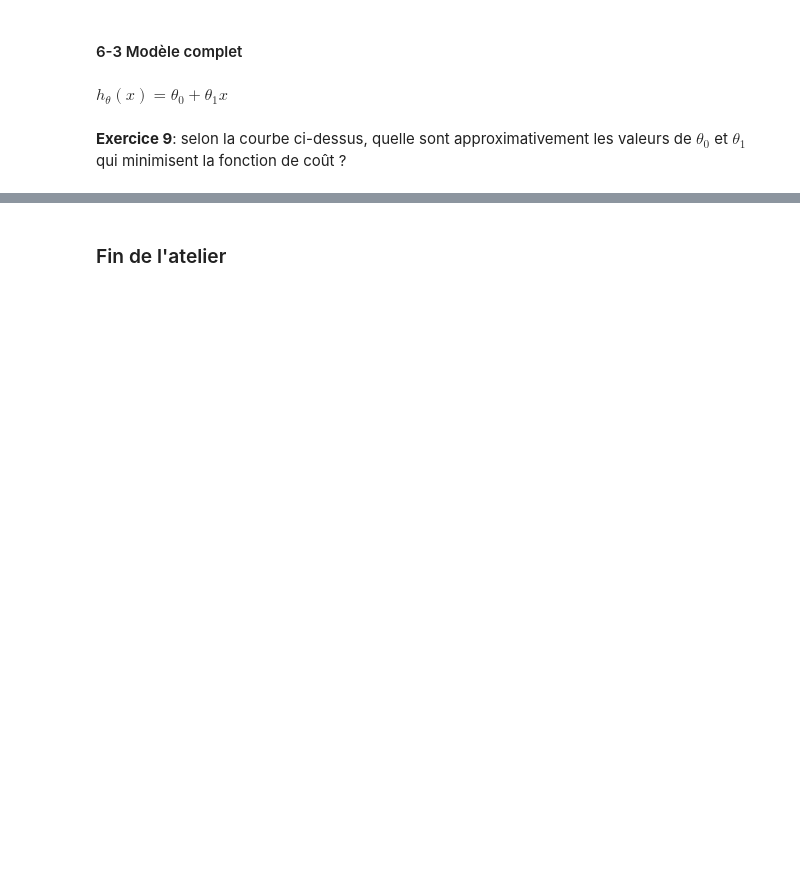
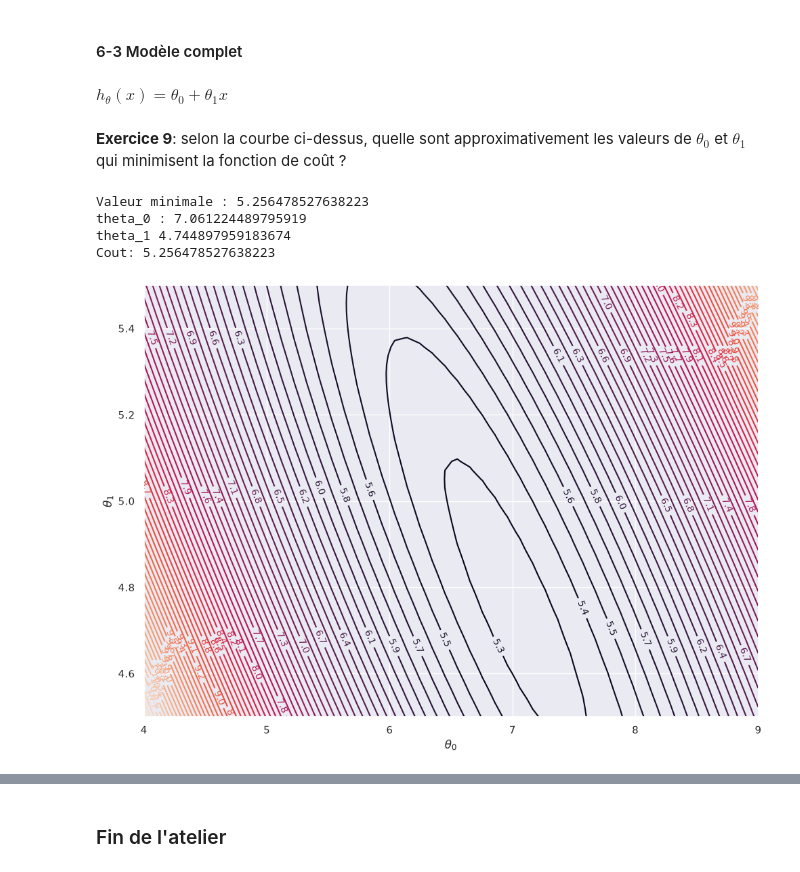
Before and after one commit to NancyG-07/apprentissage, a Jupyter notebook: nbs/03-algorithme-gradient/03-A-fonction-de-cout.ipynb, the cells around one changed output, grey strips where cells are left out. Saved outputs shown, nothing was run; the diff lists cells and outputs as text; code cells hidden in the pictures; blank space fills up the shorter version.

```diff
--- a/nbs/03-algorithme-gradient/03-A-fonction-de-cout.ipynb
+++ b/nbs/03-algorithme-gradient/03-A-fonction-de-cout.ipynb
@@ -331,7 +340,25 @@ for i, theta_0 in enumerate(theta_0s):
 # %%
 fig, ax = plt.subplots()
 XX, YY = np.meshgrid(theta_0s,theta_1s)
-CS = ax.contour(XX, YY, mesh, levels=40)
+CS = ax.contour(XX, YY, mesh, levels=60)
 ax.clabel(CS, inline=1, fontsize=10)
 ax.set_xlabel(r"$\theta_0$")
 ax.set_ylabel(r"$\theta_1$")
+
+indice_min = np.unravel_index(np.argmin(mesh), mesh.shape)
+
+ligne, colonne = indice_min
+
+
+
+print("Valeur minimale :", mesh[ligne, colonne])
+print("theta_0 :",  theta_0s[colonne])
+print("theta_1",  theta_1s[ligne])
+
+print('Cout:', cost_function(x,y,theta_0s[colonne], theta_1s[ligne]))
+# %% [output]
+Valeur minimale : 5.256478527638223
+theta_0 : 7.061224489795919
+theta_1 4.744897959183674
+Cout: 5.256478527638223
+[figure, added]
```
Also changed, not shown: parts of 8 cells of this notebook, 3 other files.
